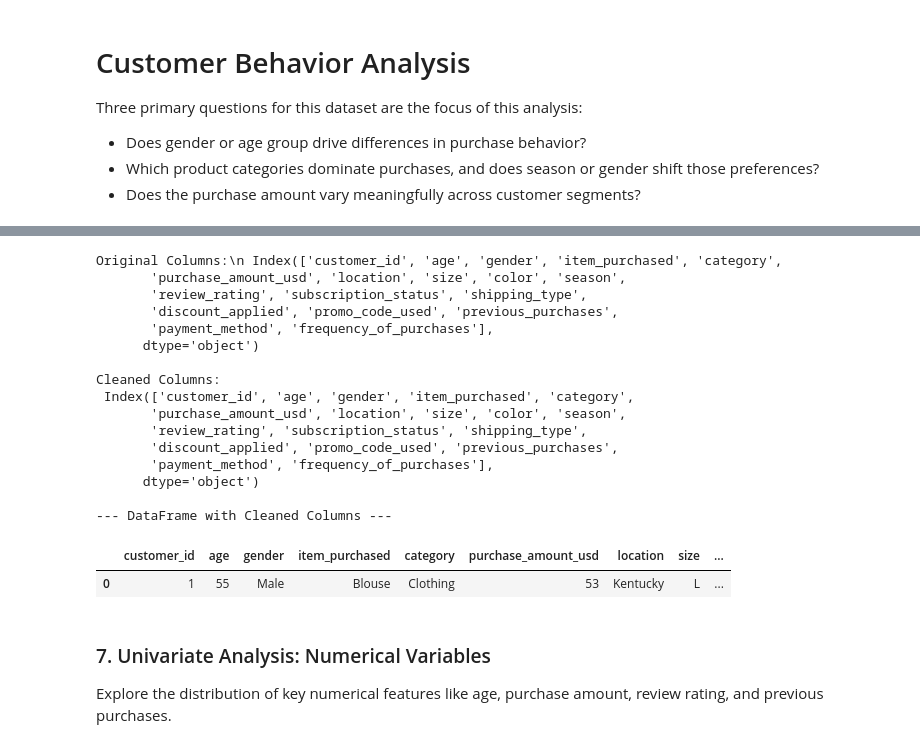
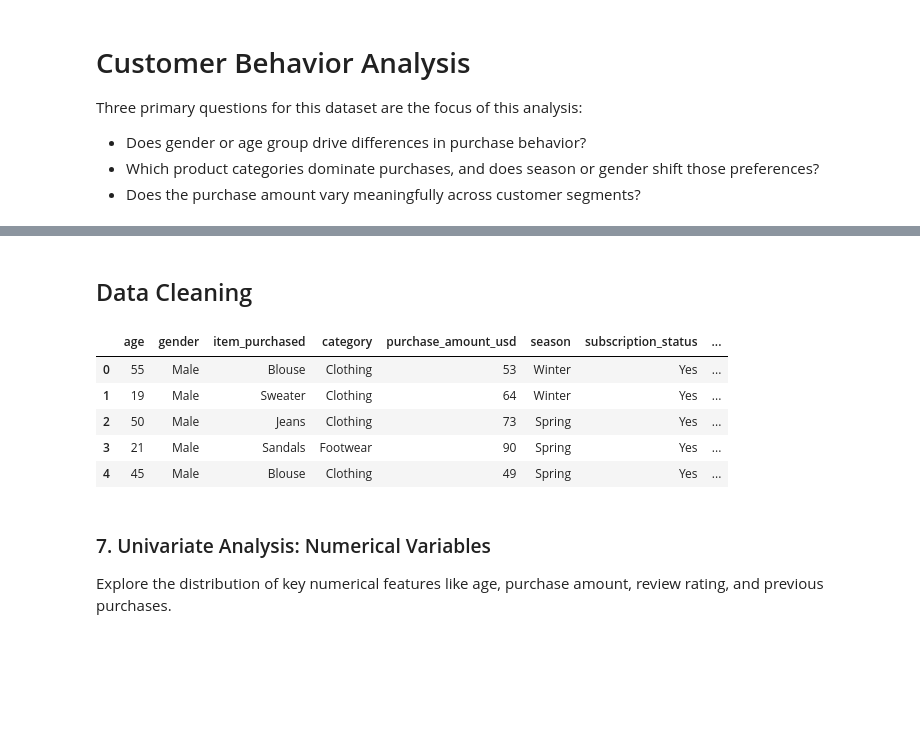
Before and after one commit to profadept/ecommerce-analysis, a Jupyter notebook: notebooks/analysis.ipynb, the cells around one changed output, grey strips where cells are left out. Saved outputs shown, nothing was run; the diff lists cells and outputs as text; code cells hidden in the pictures; blank space fills up the shorter version.

```diff
--- a/notebooks/analysis.ipynb
+++ b/notebooks/analysis.ipynb
@@ -139,43 +108,22 @@ This consistent format makes the code cleaner and easier to write.
-# %%
-# --- Standardize Column Names ---
-
-original_columns = df.columns
-print("Original Columns:\\n", original_columns)
-
-new_columns = []
-for col in original_columns:
-    clean_col = col.lower()
-    clean_col = clean_col.replace(" ", "_")
-    clean_col = clean_col.replace("(", "_")
-    clean_col = clean_col.replace(")", "")
-    clean_col = clean_col.replace("__", "_")
-    clean_col = clean_col.strip("_")
-    new_columns.append(clean_col)
-
-df.columns = new_columns
-
-print("\nCleaned Columns:\n", df.columns)
-print("\n--- DataFrame with Cleaned Columns ---")
-display(df.head(1))
-# %% [output]
-Original Columns:\n Index(['customer_id', 'age', 'gender', 'item_purchased', 'category',
-       'purchase_amount_usd', 'location', 'size', 'color', 'season',
-       'review_rating', 'subscription_status', 'shipping_type',
-       'discount_applied', 'promo_code_used', 'previous_purchases',
-       'payment_method', 'frequency_of_purchases'],
-      dtype='object')
-
-Cleaned Columns:
- Index(['customer_id', 'age', 'gender', 'item_purchased', 'category',
-       'purchase_amount_usd', 'location', 'size', 'color', 'season',
-       'review_rating', 'subscription_status', 'shipping_type',
-       'discount_applied', 'promo_code_used', 'previous_purchases',
-       'payment_method', 'frequency_of_purchases'],
-      dtype='object')
-
---- DataFrame with Cleaned Columns ---
-|  | customer_id | age | gender | item_purchased | category | purchase_amount_usd | location | size | ... |
-| 0 | 1 | 55 | Male | Blouse | Clothing | 53 | Kentucky | L | ... |
+# %% [markdown]
+## Data Cleaning
+# %%
+data.columns = (
+    data.columns.str.lower()
+    .str.replace(r"[^\w\s]", "", regex=True)
+    .str.replace(r"\s+", "_", regex=True)
+)
+
+data = data.drop(['customer_id', 'location', 'color', 'size', 'review_rating', 'discount_applied'], axis=1)
+# %%
+data.head()
+# %% [output]
+|  | age | gender | item_purchased | category | purchase_amount_usd | season | subscription_status | ... |
+| 0 | 55 | Male | Blouse | Clothing | 53 | Winter | Yes | ... |
+| 1 | 19 | Male | Sweater | Clothing | 64 | Winter | Yes | ... |
+| 2 | 50 | Male | Jeans | Clothing | 73 | Spring | Yes | ... |
+| 3 | 21 | Male | Sandals | Footwear | 90 | Spring | Yes | ... |
+| 4 | 45 | Male | Blouse | Clothing | 49 | Spring | Yes | ... |
 # %% [markdown]
 ### 7. Univariate Analysis: Numerical Variables
 
```
Also changed, not shown: parts of 10 cells of this notebook.
